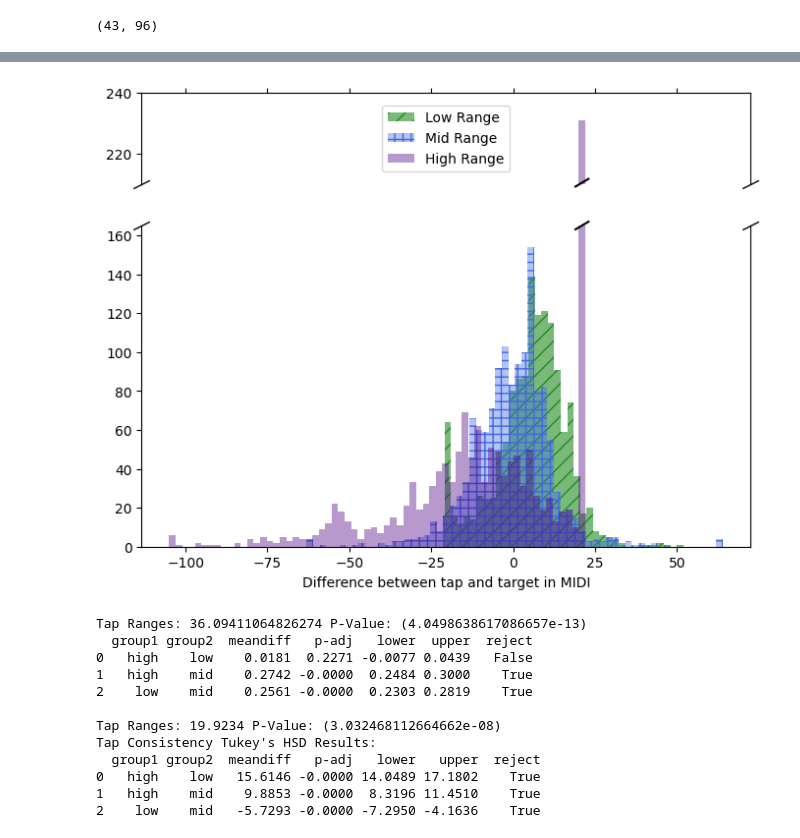
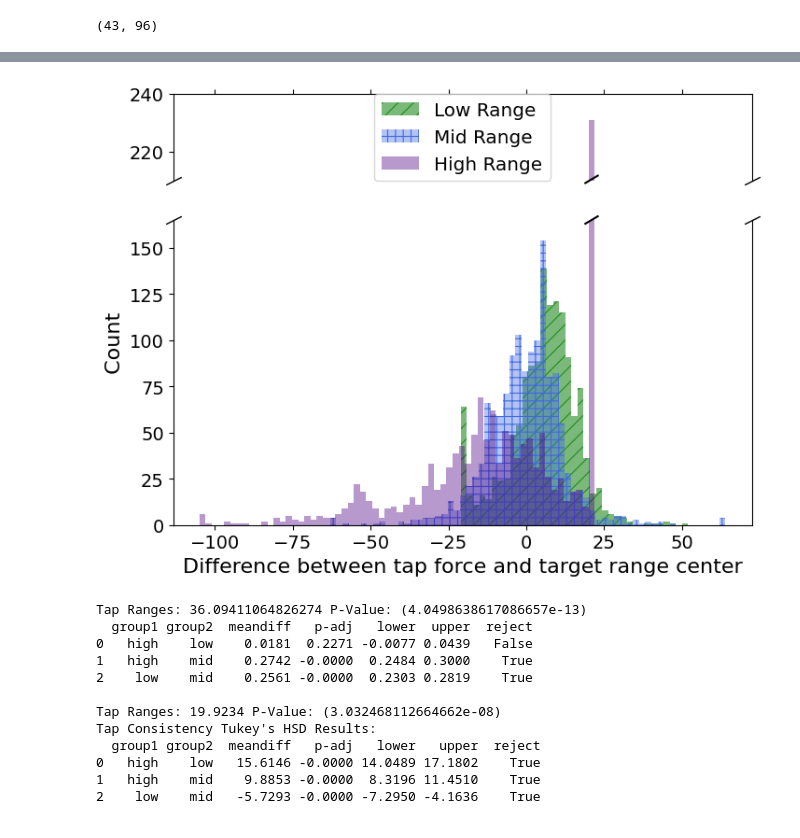
Before and after one commit to peter-clark/investigating-human-tapping-behavior-polyphonic-rhythms, a Jupyter notebook: 5-Tapping_Force-Consistency_and_Precision.ipynb, the cells around one changed output, grey strips where cells are left out. Drawn from its saved outputs; the diff is of its cells as text; code cells hidden in the pictures.

```diff
--- a/5-Tapping_Force-Consistency_and_Precision.ipynb
+++ b/5-Tapping_Force-Consistency_and_Precision.ipynb
@@ -131,6 +131,9 @@ box_style2={
 
 mpl.rcParams['hatch.linewidth'] = 2
 mpl.rcParams['hatch.color'] = 'black'
+# %%
+label_size=14
+font_size=16
 # %%
 ## Graph over Time
 fig = plt.figure(figsize=(13,6))
@@ -163,10 +166,12 @@ lm_boundary = ax.axhline(y=42,color='seagreen', alpha=0.6, linestyle='--', label
 mh_boundary = ax.axhline(y=84,color='slateblue', alpha=0.6, linestyle='--', label='Mid / High Boundary')
 
 ax.set(ylim=[0,127], yticks=[0,42,84,127], xlim=[1,32],xticks=index)
+font_size=16
+ax.tick_params(labelsize=14)
 #ax.set_title(f"Progressive Tapping Consistency over all Subjects", fontsize=14, fontfamily='serif',fontweight='book')
-ax.set_xlabel("Tap Order", fontsize=12, fontfamily='sans-serif')
-ax.set_ylabel("Tapped Velocity", fontsize=12, fontfamily='sans-serif')
-plt.legend(handles=[bp_low["boxes"][0], bp_mid["boxes"][0], bp_high["boxes"][0], linelow,linemid, linehigh, lm_boundary, mh_boundary], \
-           labels=["Low Range","Mid Range","High Range","Mean Tap Low", "Mean Tap Mid", "Mean Tap High",'Low / Mid Boundary','Mid / High Boundary'],ncols=3,loc='upper center', bbox_to_anchor=(0.5, 1.2),prop={'size': 10})
+ax.set_xlabel("Tap Order", fontsize=font_size, fontfamily='sans-serif')
+ax.set_ylabel("Tapped Force", fontsize=font_size, fontfamily='sans-serif')
+plt.legend(handles=[bp_low["boxes"][0], bp_mid["boxes"][0], bp_high["boxes"][0], linelow,linemid, linehigh, lm_boundary, mh_boundary], fontsize="x-large", \
+           labels=["Low Range","Mid Range","High Range","Mean Tap Low", "Mean Tap Mid", "Mean Tap High",'Low / Mid Boundary','Mid / High Boundary'],ncols=5,loc='upper center', bbox_to_anchor=(0.5, 1.14))
 fig.tight_layout()
 plt.show()
@@ -267,36 +281,39 @@ num_bins = int(np.ceil((np.max(test_high)-np.min(test_high)) / bin_width))
 bin_edges_high = np.linspace(np.min(test_high), np.max(test_high), num_bins + 1)
 
 mpl.rcParams['hatch.color'] = colors_dark[0]
 low = ax1.hist(test_low, bins=bin_edges_low, alpha=0.6, color=colors_dark[0], hatch="//", label="Low Range")
 low = ax2.hist(test_low, bins=bin_edges_low, alpha=0.6, color=colors_dark[0], hatch="//", label="Low Range")
 mpl.rcParams['hatch.color'] = colors_dark[1]
 mid = ax1.hist(test_mid, bins=bin_edges_mid, alpha=0.4, color=colors_dark[1], hatch="++", label="Mid Range")
 mid = ax2.hist(test_mid, bins=bin_edges_mid, alpha=0.4, color=colors_dark[1], hatch="++", label="Mid Range")
 high = ax1.hist(test_high, bins=bin_edges_high, alpha=0.4, color=colors_dark[2], label="High Range")
 high = ax2.hist(test_high, bins=bin_edges_high, alpha=0.4, color=colors_dark[2], label="High Range")
 
 ax2.set_ylim([0,165])
 ax1.set_ylim([210,240])
 ax1.set_yticks([220,240])
 ax1.set_yticklabels([220,240])
 ax1.spines.bottom.set_visible(False)
 ax2.spines.top.set_visible(False)
 ax1.xaxis.tick_top()
 ax1.tick_params(labeltop=False)  # don't put tick labels at the top
 ax2.xaxis.tick_bottom()
 d = 0.5
 kwargs = dict(marker=[(-1, -d), (1, d)], markersize=12,
               linestyle="none", color='k', mec='k', mew=1, clip_on=False)
 ax1.plot([0, 1], [0, 0], transform=ax1.transAxes, **kwargs)
 ax2.plot([0, 1], [1, 1], transform=ax2.transAxes, **kwargs)
-ax2.set_xlabel("Difference between tap and target in MIDI", fontsize=10, fontfamily='sans-serif')
+ax2.set_ylabel("         Count", fontsize=font_size, fontfamily='sans-serif')
+ax2.set_xlabel("Difference between tap force and target range center", fontsize=font_size, fontfamily='sans-serif')
 line_length = 4  # Length of the line
 ax2.plot([19, 23], [163,167],color='black', clip_on=False)
 ax2.plot([19, 23], [185,189],color='black', clip_on=False)
-ax1.legend(loc="center")
+ax1.legend(loc="center", fontsize="x-large")
+ax1.tick_params(labelsize=label_size)
+ax2.tick_params(labelsize=label_size)
 plt.show()
 # %% [output]
-[figure, old version]
+[figure, new version]
 # %%
 ## Statistics for comparing 3 Tap Ranges ##
 lows = _tap_by_test[0] # (43,32)
```
Also changed, not shown: parts of 7 cells of this notebook, 5 other files.
